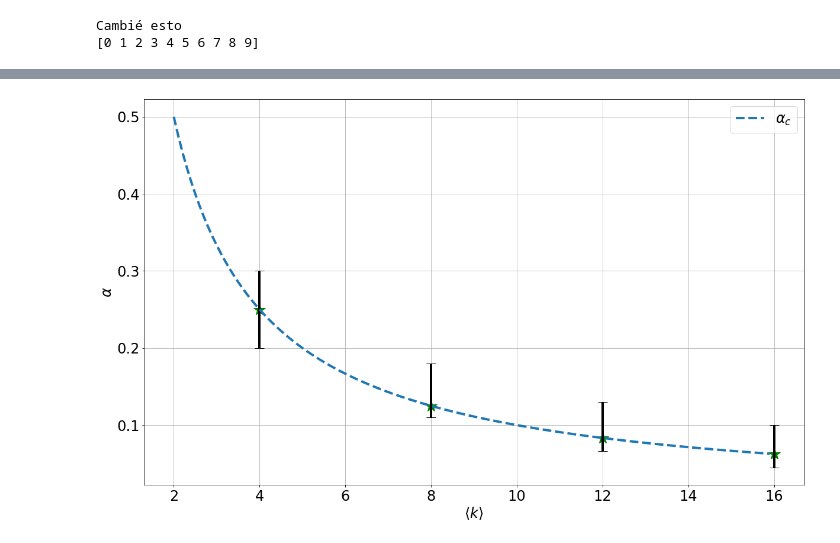
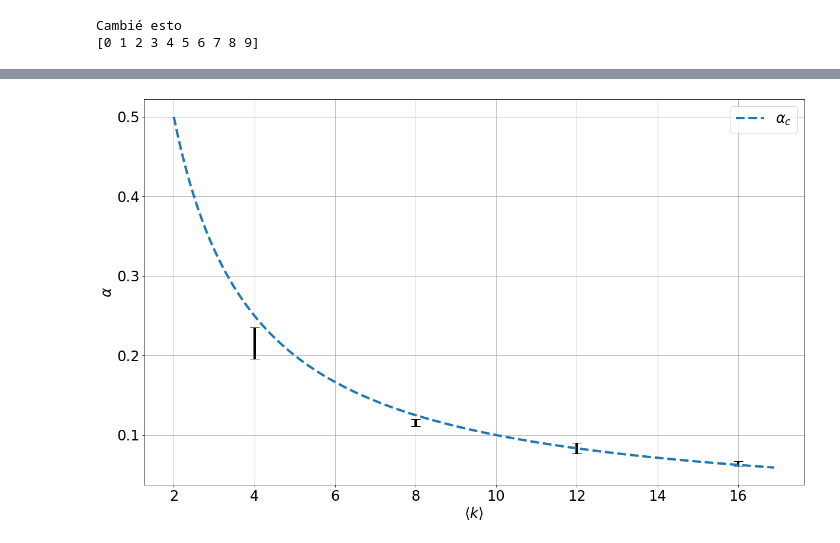
Before and after one commit to Myullnir/Tesis_Licenciatura, a Jupyter notebook: Programas Python/Profunc.ipynb, the cells around one changed output, grey strips where cells are left out. Drawn from its saved outputs; the diff is of its cells as text; code cells hidden in the pictures.

```diff
--- a/Programas Python/Profunc.ipynb
+++ b/Programas Python/Profunc.ipynb
@@ -599,71 +599,110 @@ def AlfaC(x):
 
 # Armo el gráfico en función de K
 
-# X = np.arange(1,10,0.1)
+# X = np.arange(1,11,0.1)
 # Y = np.array([AlfaC(x) for x in X])
 
+# # Armo la lista de los alfas máximos de la región de transición
+# AlfaMax = np.array([0.112,0.056,0.022,0.011])
+
+# # Armo la lista de los alfas mínimos de la región de transición
+# AlfaMin = np.array([0.124,0.061,0.025,0.012])
+
+# Promedio = np.array([np.mean(np.array([aM,am])) for aM,am in zip(AlfaMax,AlfaMin)])
+
 # # Armo la tabla de errores
-# Er = np.zeros((2,4))
-# Er[0,0] = abs(AlfaC(1)-0.112)
-# Er[1,0] = abs(AlfaC(1)-0.124)
-# Er[0,1] = abs(AlfaC(2)-0.056)
-# Er[1,1] = abs(AlfaC(2)-0.061)
-# Er[0,2] = abs(AlfaC(5)-0.022)
-# Er[1,2] = abs(AlfaC(5)-0.025)
-# Er[0,3] = abs(AlfaC(10)-0.011)
-# Er[1,3] = abs(AlfaC(10)-0.012)
+# Er = np.zeros(4)
+# for i in range(4):
+#     Er[i] = abs(Promedio[i]-AlfaMin[i])
 
 # Xk = [1,2,5,10]
-# Yk = [AlfaC(k) for k in Xk]
+# Yk = [y for y in Promedio]
 
 
 # plt.rcParams.update({'font.size': 24})
 # plt.figure(figsize=(20,12))
 # plt.plot(X,Y,"--",linewidth=4, label = r"$\alpha_c$")
-# plt.errorbar(Xk,Yk,yerr=Er,fmt="*", color = "green" , ecolor = "black", elinewidth = 4, capsize = 8, markersize=20, barsabove=True)
+# plt.errorbar(Xk,Yk,yerr=Er,fmt= 'none', ecolor = "black", elinewidth = 4, capsize = 8, markersize=20, barsabove=True)
 # # plt.title("Curva de transición del sistema")
 # plt.xlabel("K")
 # plt.ylabel(r"$\alpha$")
 # plt.grid()
 # plt.legend()
 # plt.show()
 
 #--------------------------------------------------------------------
 
-# Armo el gráfico en función de Gm
+# Armo el gráfico en función de Gm para ER
 
-X = np.arange(2,16,0.1)
+X = np.arange(2,17,0.1)
 Y = np.array([AlfaC(x) for x in X])
 
+# Armo la lista de los alfas máximos de la región de transición
+AlfaMax = np.array([0.196,0.111,0.077,0.061])
+
+# Armo la lista de los alfas mínimos de la región de transición
+AlfaMin = np.array([0.235,0.12,0.09,0.067])
+
+Promedio = np.array([np.mean(np.array([aM,am])) for aM,am in zip(AlfaMax,AlfaMin)])
+
 # Armo la tabla de errores
-Er = np.zeros((2,4))
-Er[0,0] = abs(AlfaC(4)-0.2)
-Er[1,0] = abs(AlfaC(4)-0.3)
-Er[0,1] = abs(AlfaC(8)-0.14)
-Er[1,1] = abs(AlfaC(8)-0.18)
-Er[0,2] = abs(AlfaC(12)-0.1)
-Er[1,2] = abs(AlfaC(12)-0.13)
-Er[0,3] = abs(AlfaC(16)-0.08)
-Er[1,3] = abs(AlfaC(16)-0.1)
+Er = np.zeros(4)
+for i in range(4):
+    Er[i] = abs(Promedio[i]-AlfaMin[i])
 
 Xk = [4,8,12,16]
-Yk = [AlfaC(k) for k in Xk]
+Yk = [y for y in Promedio]
 
 
 plt.rcParams.update({'font.size': 24})
 plt.figure(figsize=(20,12))
 plt.plot(X,Y,"--",linewidth=4, label = r"$\alpha_c$")
-plt.errorbar(Xk,Yk,yerr=Er,fmt="*", color = "green" , ecolor = "black", elinewidth = 4, capsize = 8, markersize=20, barsabove=True)
+plt.errorbar(Xk,Yk,yerr=Er,fmt= 'none', ecolor = "black", elinewidth = 4, capsize = 8, markersize=20, barsabove=True)
 # plt.title("Curva de transición del sistema")
 plt.xlabel(r"$\langle k \rangle$")
 plt.ylabel(r"$\alpha$")
 plt.grid()
 plt.legend()
 plt.show()
 
+#--------------------------------------------------------------------
+
+# Armo el gráfico en función de Gm para Barabasi
+
+# X = np.arange(2,17,0.1)
+# Y = np.array([AlfaC(x) for x in X])
+
+# # Armo la lista de los alfas máximos de la región de transición
+# AlfaMax = np.array([0.17,0.061,0.045,0.035])
+
+# # Armo la lista de los alfas mínimos de la región de transición
+# AlfaMin = np.array([0.209,0.074,0.059,0.047])
+
+# Promedio = np.array([np.mean(np.array([aM,am])) for aM,am in zip(AlfaMax,AlfaMin)])
+
+# # Armo la tabla de errores
+# Er = np.zeros(4)
+# for i in range(4):
+#     Er[i] = abs(Promedio[i]-AlfaMin[i])
+
+# Xk = [4,8,12,16]
+# Yk = [y for y in Promedio]
+
+
+# plt.rcParams.update({'font.size': 24})
+# plt.figure(figsize=(20,12))
+# plt.plot(X,Y,"--",linewidth=4, label = r"$\alpha_c$")
+# plt.errorbar(Xk,Yk,yerr=Er,fmt= 'none', ecolor = "black", elinewidth = 4, capsize = 8, markersize=20, barsabove=True)
+# # plt.title("Curva de transición del sistema")
+# plt.xlabel(r"$\langle k \rangle$")
+# plt.ylabel(r"$\alpha$")
+# plt.grid()
+# plt.legend()
+# plt.show()
+
 
 
 
 Tiempo()
 # %% [output]
-[figure, old version]
+[figure, new version]
```
Also changed, not shown: parts of 3 cells of this notebook, 11 other files.
